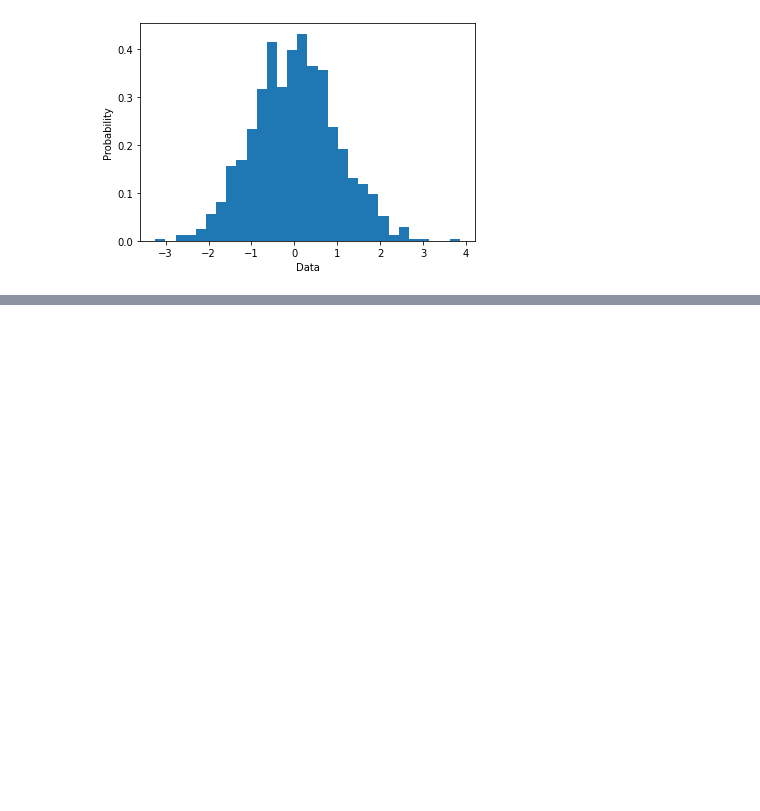
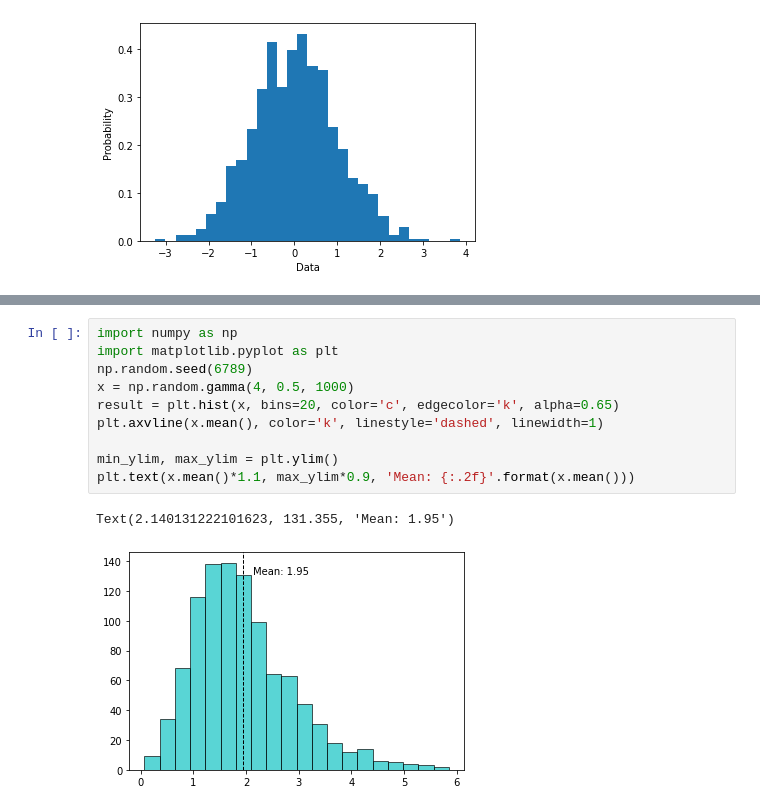
Before and after one commit to JLaoo/Gacha-Simulator, a Jupyter notebook: test.ipynb, the cells around one changed output, grey strips where cells are left out. Cells and saved outputs as stored; diff of their text form; blank space fills up the shorter version.

Commit message:
add matplotlib

```diff
--- a/test.ipynb
+++ b/test.ipynb
@@ -36,0 +86,13 @@ fig
+# %%
+import numpy as np
+import matplotlib.pyplot as plt
+np.random.seed(6789)
+x = np.random.gamma(4, 0.5, 1000)
+result = plt.hist(x, bins=20, color='c', edgecolor='k', alpha=0.65)
+plt.axvline(x.mean(), color='k', linestyle='dashed', linewidth=1)
+
+min_ylim, max_ylim = plt.ylim()
+plt.text(x.mean()*1.1, max_ylim*0.9, 'Mean: {:.2f}'.format(x.mean()))
+# %% [output]
+Text(2.140131222101623, 131.355, 'Mean: 1.95')
+[figure, added]
```
Also changed, not shown: parts of 7 cells of this notebook, 1 other file.
